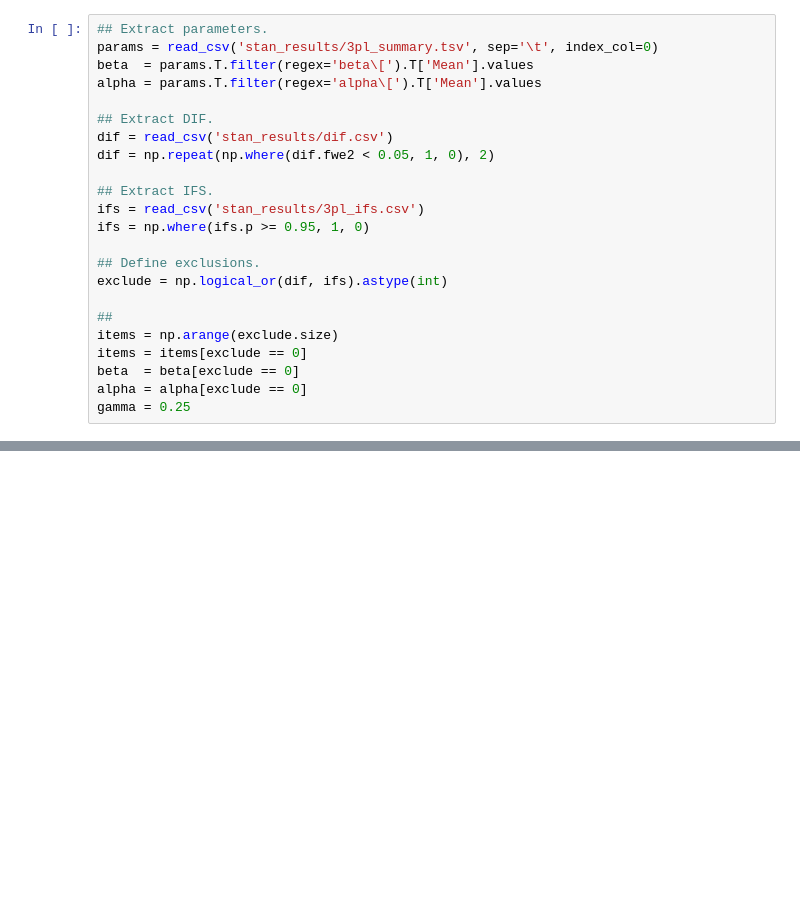
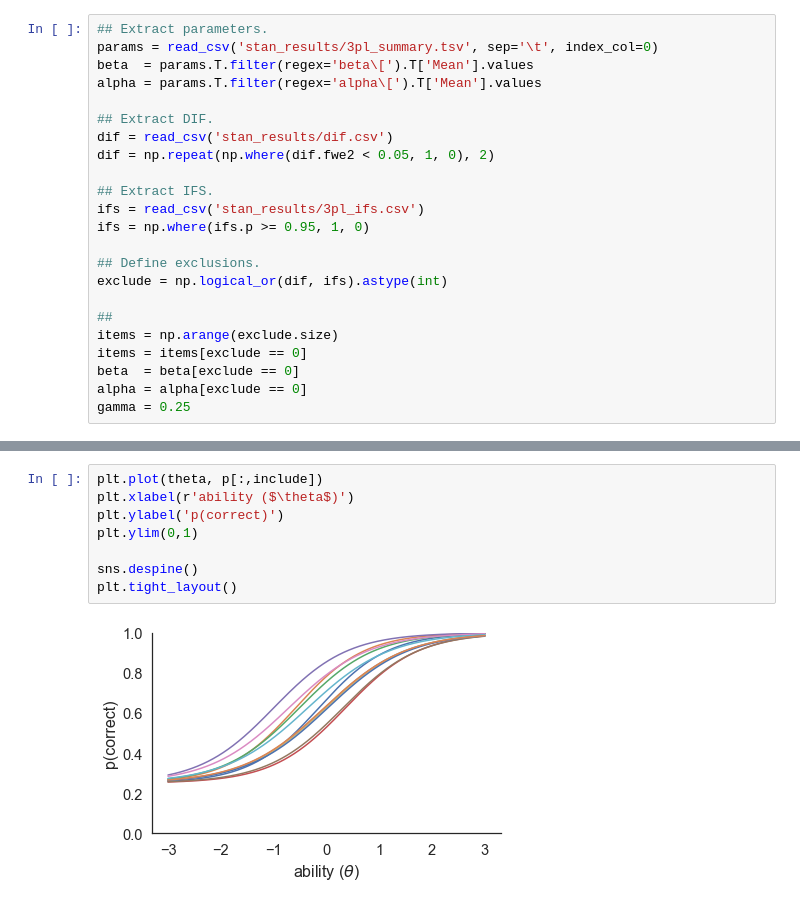
Before and after one commit to ndawlab/mars-irt, a Jupyter notebook: 03_Calibration/06_assembly.ipynb, the cells around one changed output, grey strips where cells are left out. Saved outputs shown, nothing was run; the diff lists cells and outputs as text; blank space fills up the shorter version.

```diff
--- a/03_Calibration/06_assembly.ipynb
+++ b/03_Calibration/06_assembly.ipynb
@@ -66,0 +76,10 @@ for _ in range(50):
+# %%
+plt.plot(theta, p[:,include])
+plt.xlabel(r'ability ($\theta$)')
+plt.ylabel('p(correct)')
+plt.ylim(0,1)
+
+sns.despine()
+plt.tight_layout()
+# %% [output]
+[figure, added]
```
Also changed, not shown: parts of 10 cells of this notebook, 5 other files.
